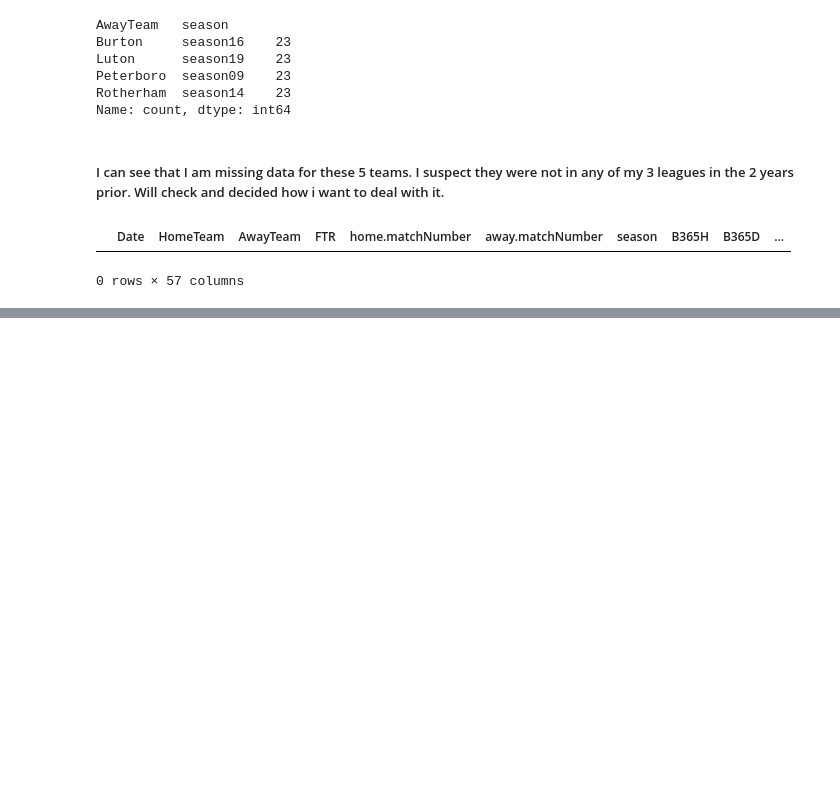
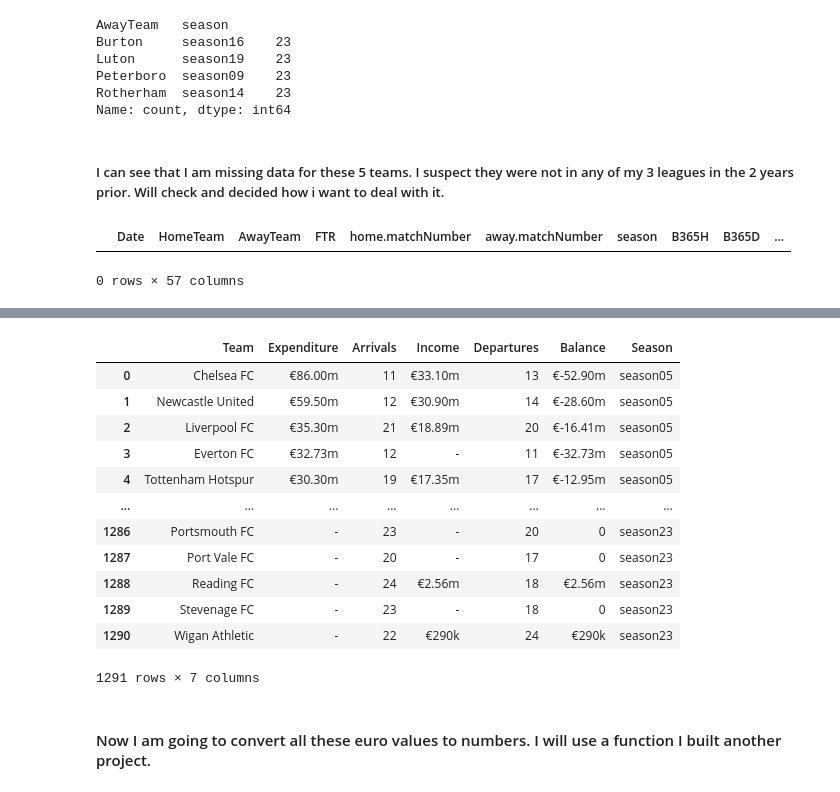
Before and after one commit to benjaminr4/championship_predictions, a Jupyter notebook: PreppingConstants.ipynb, the cells around one changed output, grey strips where cells are left out. Saved outputs shown, nothing was run; the diff lists cells and outputs as text; code cells hidden in the pictures; blank space fills up the shorter version.

```diff
--- a/PreppingConstants.ipynb
+++ b/PreppingConstants.ipynb
@@ -398,0 +483,2 @@ seasons_df.drop(columns=['home.grade2','away.grade2'], inplace=True)
+# %%
+all_transfers=pd.concat([pl_transfers, champ_transfers, l1_transfers], axis=0, ignore_index=True)
@@ -398,0 +505,18 @@ seasons_df.drop(columns=['home.grade2','away.grade2'], inplace=True)
+# %%
+all_transfers
+# %% [output]
+|  | Team | Expenditure | Arrivals | Income | Departures | Balance | Season |
+| 0 | Chelsea FC | €86.00m | 11 | €33.10m | 13 | €-52.90m | season05 |
+| 1 | Newcastle United | €59.50m | 12 | €30.90m | 14 | €-28.60m | season05 |
+| 2 | Liverpool FC | €35.30m | 21 | €18.89m | 20 | €-16.41m | season05 |
+| 3 | Everton FC | €32.73m | 12 | - | 11 | €-32.73m | season05 |
+| 4 | Tottenham Hotspur | €30.30m | 19 | €17.35m | 17 | €-12.95m | season05 |
+| ... | ... | ... | ... | ... | ... | ... | ... |
+| 1286 | Portsmouth FC | - | 23 | - | 20 | 0 | season23 |
+| 1287 | Port Vale FC | - | 20 | - | 17 | 0 | season23 |
+| 1288 | Reading FC | - | 24 | €2.56m | 18 | €2.56m | season23 |
+| 1289 | Stevenage FC | - | 23 | - | 18 | 0 | season23 |
+| 1290 | Wigan Athletic | - | 22 | €290k | 24 | €290k | season23 |
+1291 rows × 7 columns
+# %% [markdown]
+#### Now I am going to convert all these euro values to numbers. I will use a function I built another project.
```
Also changed, not shown: parts of 17 cells of this notebook, 4 other files.
